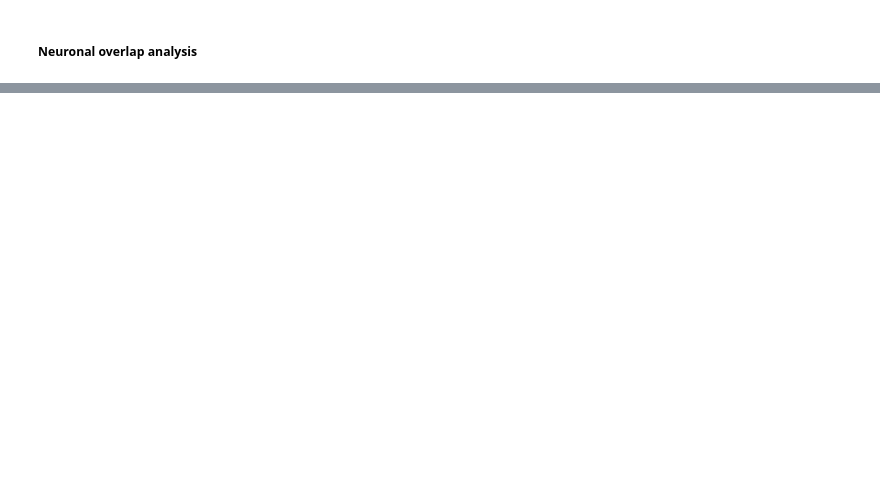
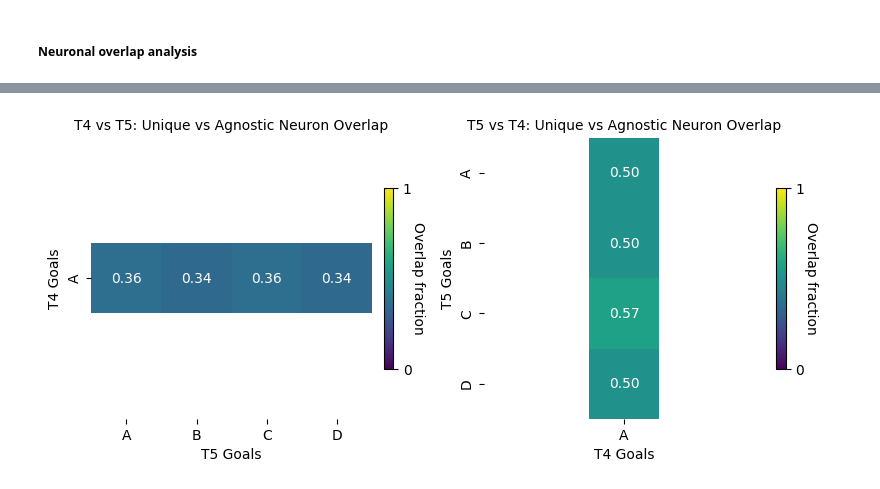
Before and after one commit to AthinaApostolelli/VR_ABCD, a Jupyter notebook: Explore_neural_data_sessions.ipynb, the cells around one changed output, grey strips where cells are left out. Drawn from its saved outputs; the diff is of its cells as text; code cells hidden in the pictures; blank space fills up the shorter version.

```diff
--- a/Explore_neural_data_sessions.ipynb
+++ b/Explore_neural_data_sessions.ipynb
@@ -549,3 +529,82 @@ if plotting:
+# %%
+# Find overlap of goal-specific neurons with other reward-tuned neurons (unique and agnostic) in other goals in other sessions
+save_plot = False
+plotting = True
+
+neuron_overlap_matrix = np.zeros((len(conditions), len(conditions)))
+neurons1 = [{} for _ in range(len(conditions))]
+neurons2 = [{} for _ in range(len(conditions))]
+
+counter = 0
+for s in range(num_sessions):
+    for i, goal in enumerate(ABCD_goals):
+        if goal not in unique_neurons[s] or goal not in tracked_reward_id_tuned_idx[s]:
+            continue
+        neurons1[counter] = unique_neurons[s][goal]
+        neurons2[counter] = tracked_reward_id_tuned_idx[s][goal]
+        counter += 1
+
+for i in range(counter):
+    for j in range(counter):
+        overlap = len(np.intersect1d(neurons1[i], neurons2[j]))
+        perc_overlap = overlap / len(neurons1[i])
+        neuron_overlap_matrix[i,j] = perc_overlap
+
+# Plot the overlap across sessions
+if plotting:
+    goals_per_session = [[g for g in ABCD_goals if g in tracked_reward_id_tuned_idx[s]] for s in range(num_sessions)]
+    rows = [0 * len(goals_per_session[0]) + g for g in range(len(goals_per_session[0]))]
+    cols = [1 * len(goals_per_session[0]) + g for g in range(len(goals_per_session[1]))]
+
+    fig, ax = plt.subplots(1, 2, figsize=(8,4))
+    ax = ax.ravel()
+
+    # Plot T_early vs T_late
+    xticklabels = [goal_label_map.get(g, str(g)) for g in goals_per_session[1]]
+    yticklabels = [goal_label_map.get(g, str(g)) for g in goals_per_session[0]]
+
+    # Plot T5 vs T6
+    t5_vs_t6 = neuron_overlap_matrix[np.ix_(rows, cols)]
+    h1 = sns.heatmap(t5_vs_t6, annot=True, fmt=".2f", cmap="viridis",
+                xticklabels=xticklabels,
+                yticklabels=yticklabels,
+                cbar=False, ax=ax[0],
+                vmin=0, vmax=1, square=True)
+    ax[0].set_title(f"T{protocol_nums[0]} vs T{protocol_nums[1]}: Unique vs Agnostic Neuron Overlap", fontsize=10)
+    ax[0].set_xlabel(f"T{protocol_nums[1]} Goals")
+    ax[0].set_ylabel(f"T{protocol_nums[0]} Goals")
+    ax[0].set_box_aspect(1)
+
+    # Plot T6 vs T5
+    t6_vs_t5 = neuron_overlap_matrix[np.ix_(cols, rows)]
+    h2 = sns.heatmap(t6_vs_t5, annot=True, fmt=".2f", cmap="viridis",
+                xticklabels=yticklabels,
+                yticklabels=xticklabels,
+                cbar=False, ax=ax[1],
+                vmin=0, vmax=1, square=True)
+    ax[1].set_title(f"T{protocol_nums[1]} vs T{protocol_nums[0]}: Unique vs Agnostic Neuron Overlap", fontsize=10)
+    ax[1].set_xlabel(f"T{protocol_nums[0]} Goals")
+    ax[1].set_ylabel(f"T{protocol_nums[1]} Goals")
+    ax[1].set_box_aspect(1)
+
+    cbar = fig.colorbar(h1.collections[0], ax=ax[0], orientation='vertical', fraction=0.03, pad=0.04)
+    cbar.set_label('Overlap fraction', rotation=270, labelpad=10)
+    cbar.set_ticks([0, 1])
+    cbar.set_ticklabels(['0', '1'])
+    cbar = fig.colorbar(h2.collections[0], ax=ax[1], orientation='vertical', fraction=0.03, pad=0.04)
+    cbar.set_label('Overlap fraction', rotation=270, labelpad=10)
+    cbar.set_ticks([0, 1])
+    cbar.set_ticklabels(['0', '1'])
+
+    plt.tight_layout()
+
+    if save_plot:
+        output_path = os.path.join(savepath, 'RewardPSTH_RewardTunedNeurons')
+        if not os.path.exists(output_path):
+            os.makedirs(output_path)
+        plt.savefig(os.path.join(output_path, f'neuron_uniqueGoal_vs_agnosticGoal_overlap_matrix.png'))
+# %% [output]
+[figure, added]
 # %%
 # Save neuron ids to visualize them later
 filename = os.path.join(savepath, 'tracked_reward_tuned_neurons.npz')
```
Also changed, not shown: parts of 11 cells of this notebook, 2 other files.
